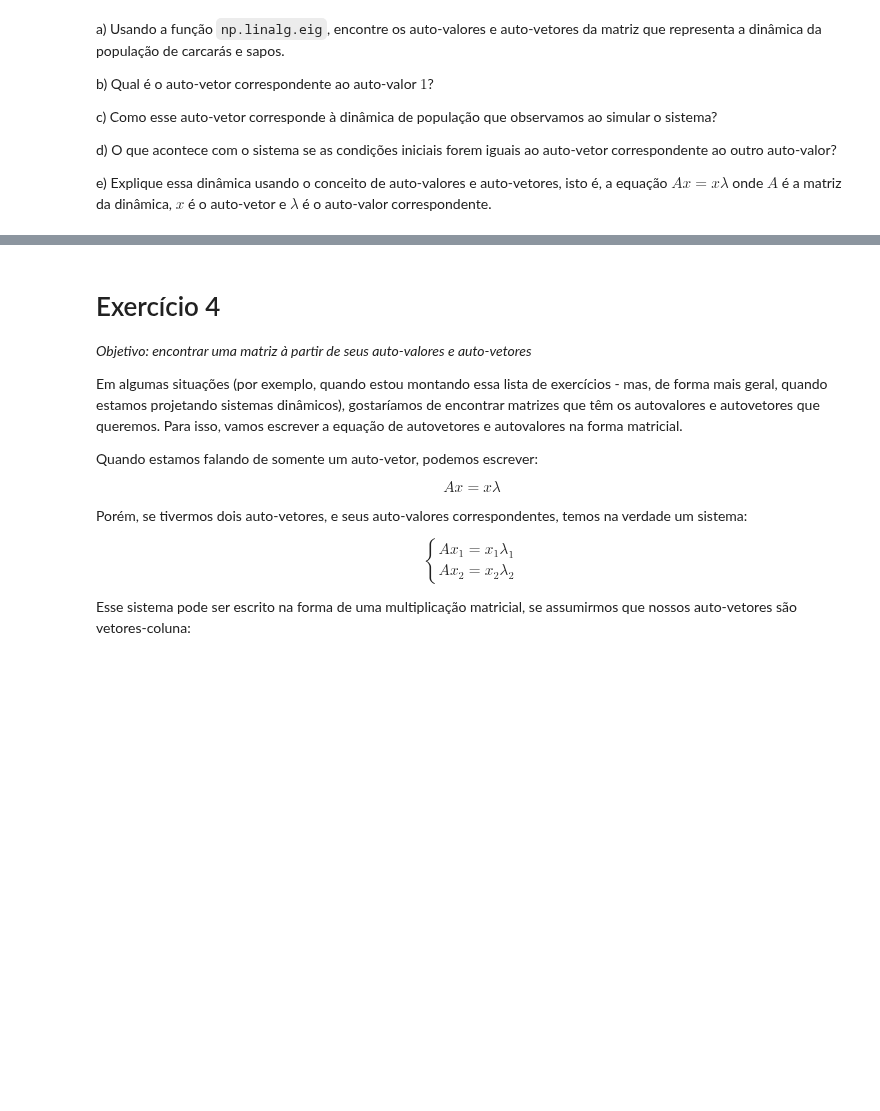
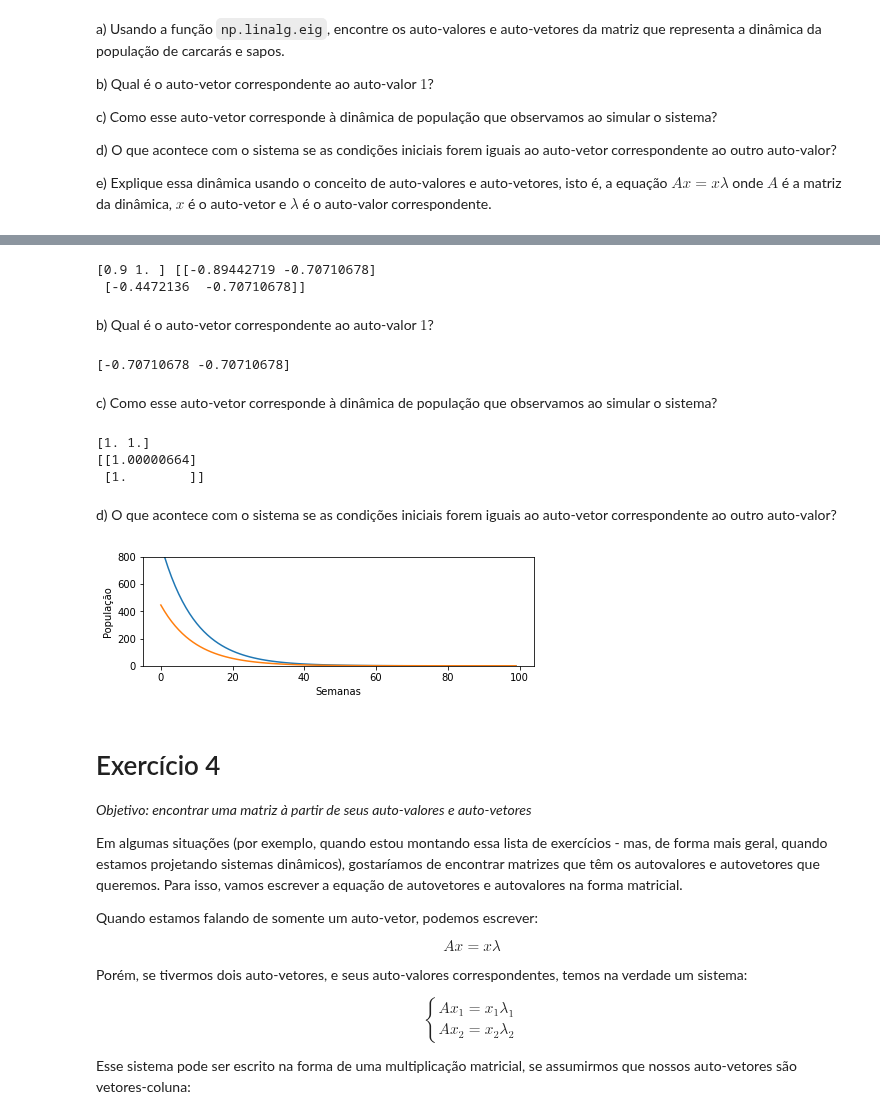
Before and after one commit to tiagoft/alglin-alunos, a Jupyter notebook: 05-autovetores_e_autovalores.ipynb, the cells around one changed output, grey strips where cells are left out. Drawn from its saved outputs; the diff is of its cells as text; code cells hidden in the pictures; blank space fills up the shorter version.

Commit message:
auto vec

```diff
--- a/05-autovetores_e_autovalores.ipynb
+++ b/05-autovetores_e_autovalores.ipynb
@@ -192,3 +196,45 @@ e) Explique essa dinâmica usando o conceito de auto-valores e auto-vetores, ist
+# %%
+w,v = np.linalg.eig(A) #w = autovalor, v = autovetor
+print(w,v)
+# %% [output]
+[0.9 1. ] [[-0.89442719 -0.70710678]
+ [-0.4472136  -0.70710678]]
+# %% [markdown]
+b) Qual é o auto-vetor correspondente ao auto-valor $1$?
+# %%
+print(v[:,1])
+# %% [output]
+[-0.70710678 -0.70710678]
+# %% [markdown]
+c) Como esse auto-vetor corresponde à dinâmica de população que observamos ao simular o sistema?
+# %%
+print(v[:,1]/v[0,1])
+print(x/x[1])
+# %% [output]
+[1. 1.]
+[[1.00000664]
+ [1.        ]]
+# %% [markdown]
+d) O que acontece com o sistema se as condições iniciais forem iguais ao auto-vetor correspondente ao outro auto-valor?
+# %%
+x = v[:,0].reshape((2,1))
+x *= -1000
+populacao_carcaras = []
+populacao_sapos = []
+for _ in range(100):
+    populacao_carcaras.append(x[0,0])
+    populacao_sapos.append(x[1,0])
+    x = A @ x
+
+plt.figure(figsize=(7,2))
+plt.plot(populacao_carcaras, label='Carcarás')
+plt.plot(populacao_sapos, label='Sapos (* 1000)')
+plt.ylim([0,800])
+plt.ylabel('População')
+plt.xlabel('Semanas')
+plt.show()
+# %% [output]
+[figure, added]
 # %% [markdown]
 # Exercício 4
 *Objetivo: encontrar uma matriz à partir de seus auto-valores e auto-vetores*
```
Also changed, not shown: parts of 10 cells of this notebook.
